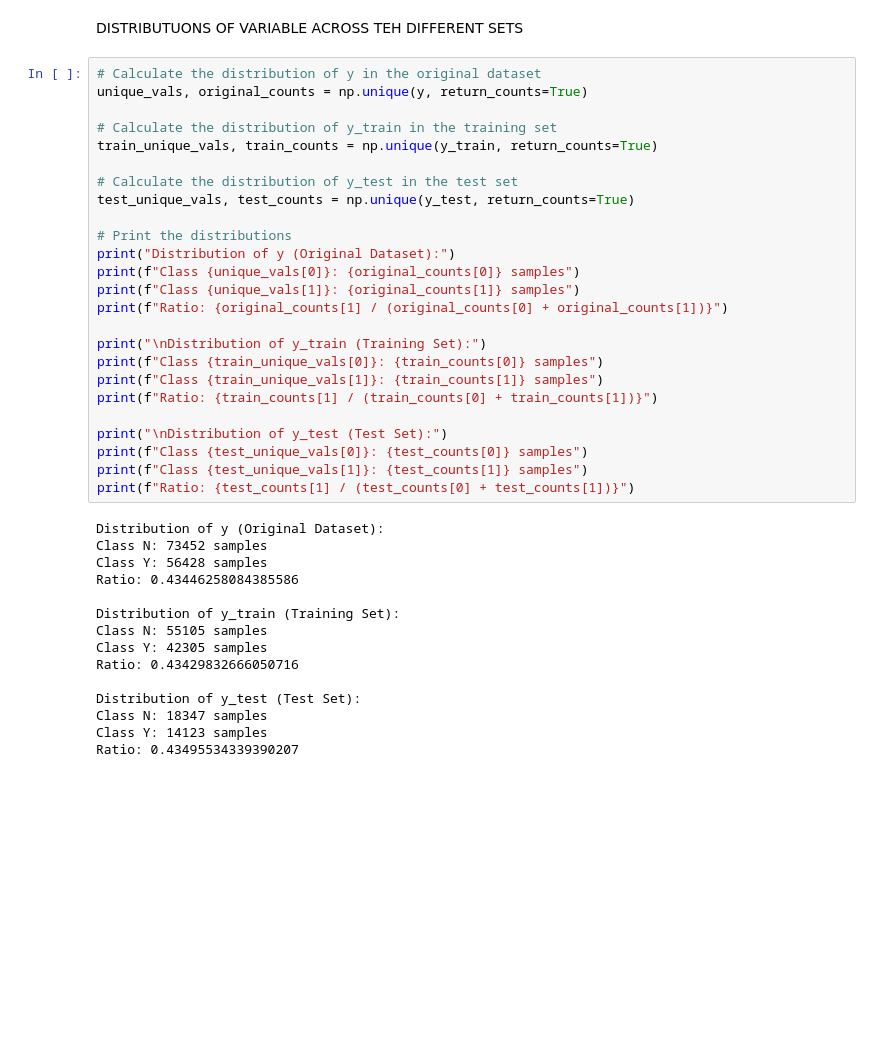
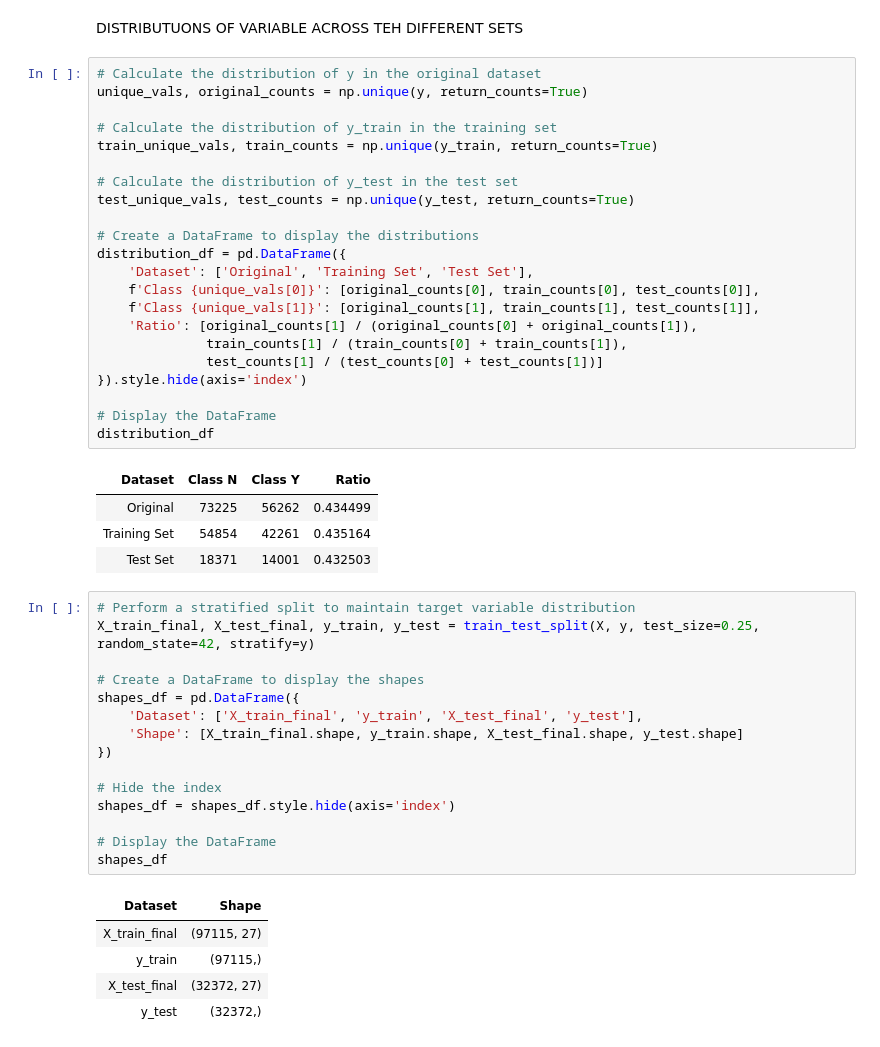
Before and after one commit to sofbruni/AI_PROJECT2023-2024, a Jupyter notebook: main.ipynb, the cells around one changed output. Drawn from its saved outputs; the diff is of its cells as text; blank space fills up the shorter version.

```diff
--- a/main.ipynb
+++ b/main.ipynb
@@ -455,40 +489,48 @@ DISTRIBUTUONS OF VARIABLE ACROSS TEH DIFFERENT SETS
 # %%
 # Calculate the distribution of y in the original dataset
 unique_vals, original_counts = np.unique(y, return_counts=True)
 
 # Calculate the distribution of y_train in the training set
 train_unique_vals, train_counts = np.unique(y_train, return_counts=True)
 
 # Calculate the distribution of y_test in the test set
 test_unique_vals, test_counts = np.unique(y_test, return_counts=True)
 
-# Print the distributions
-print("Distribution of y (Original Dataset):")
-print(f"Class {unique_vals[0]}: {original_counts[0]} samples")
-print(f"Class {unique_vals[1]}: {original_counts[1]} samples")
-print(f"Ratio: {original_counts[1] / (original_counts[0] + original_counts[1])}")
+# Create a DataFrame to display the distributions
+distribution_df = pd.DataFrame({
+    'Dataset': ['Original', 'Training Set', 'Test Set'],
+    f'Class {unique_vals[0]}': [original_counts[0], train_counts[0], test_counts[0]],
+    f'Class {unique_vals[1]}': [original_counts[1], train_counts[1], test_counts[1]],
+    'Ratio': [original_counts[1] / (original_counts[0] + original_counts[1]),
+              train_counts[1] / (train_counts[0] + train_counts[1]),
+              test_counts[1] / (test_counts[0] + test_counts[1])]
+}).style.hide(axis='index')
 
-print("\nDistribution of y_train (Training Set):")
-print(f"Class {train_unique_vals[0]}: {train_counts[0]} samples")
-print(f"Class {train_unique_vals[1]}: {train_counts[1]} samples")
-print(f"Ratio: {train_counts[1] / (train_counts[0] + train_counts[1])}")
-
-print("\nDistribution of y_test (Test Set):")
-print(f"Class {test_unique_vals[0]}: {test_counts[0]} samples")
-print(f"Class {test_unique_vals[1]}: {test_counts[1]} samples")
-print(f"Ratio: {test_counts[1] / (test_counts[0] + test_counts[1])}")
+# Display the DataFrame
+distribution_df
 # %% [output]
-Distribution of y (Original Dataset):
-Class N: 73452 samples
-Class Y: 56428 samples
-Ratio: 0.43446258084385586
-
-Distribution of y_train (Training Set):
-Class N: 55105 samples
-Class Y: 42305 samples
-Ratio: 0.43429832666050716
-
-Distribution of y_test (Test Set):
-Class N: 18347 samples
-Class Y: 14123 samples
-Ratio: 0.43495534339390207
+| Dataset | Class N | Class Y | Ratio |
+| Original | 73225 | 56262 | 0.434499 |
+| Training Set | 54854 | 42261 | 0.435164 |
+| Test Set | 18371 | 14001 | 0.432503 |
+# %%
+# Perform a stratified split to maintain target variable distribution
+X_train_final, X_test_final, y_train, y_test = train_test_split(X, y, test_size=0.25, random_state=42, stratify=y)
+
+# Create a DataFrame to display the shapes
+shapes_df = pd.DataFrame({
+    'Dataset': ['X_train_final', 'y_train', 'X_test_final', 'y_test'],
+    'Shape': [X_train_final.shape, y_train.shape, X_test_final.shape, y_test.shape]
+})
+
+# Hide the index
+shapes_df = shapes_df.style.hide(axis='index')
+
+# Display the DataFrame
+shapes_df
+# %% [output]
+| Dataset | Shape |
+| X_train_final | (97115, 27) |
+| y_train | (97115,) |
+| X_test_final | (32372, 27) |
+| y_test | (32372,) |
```
Also changed, not shown: parts of 23 cells of this notebook.
